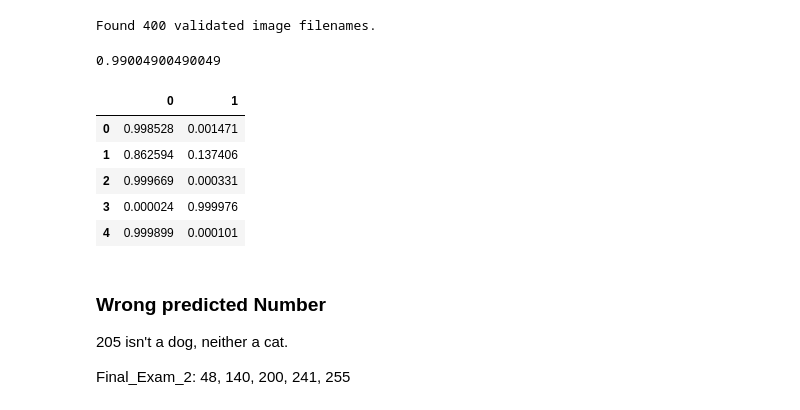
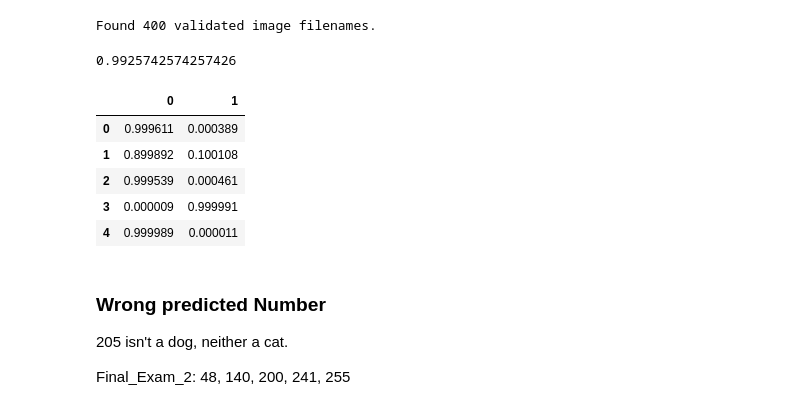
Before and after one commit to YRC0612/2nd_ML100days_Final_Exam, a Jupyter notebook: Final_Exam_Inception_v3.ipynb, the cells around one changed output. Drawn from its saved outputs; the diff is of its cells as text; code cells hidden in the pictures.

```diff
--- a/Final_Exam_Inception_v3.ipynb
+++ b/Final_Exam_Inception_v3.ipynb
@@ -105,7 +105,7 @@ IMAGE_CHANNELS=3
 
 batch_size = 8     # 64 會 OOM
 num_classes = 2 # 類別的數量，cat & dog 共有 2 個類別
-epochs = 30 # 訓練的 epochs 數量
+epochs = 150 # 訓練的 epochs 數量
 # %%
 train_datagen = ImageDataGenerator(
     rotation_range=40,             # 20190816_1_Modify_from_40_to_70
@@ -155,26 +155,31 @@ validation_generator = validation_datagen.flow_from_dataframe(
 Found 800 validated image filenames belonging to 2 classes.
 # %%
 # 20190813_3_Add_callbacks ==>
-earlystop = EarlyStopping(monitor='val_acc',
+"""
+earlystop = EarlyStopping(# 20190816_4_From_val_acc_to_val_loss monitor='val_acc',
+                          monitor='val_acc',    # 20190816_4_From_val_acc_to_val_loss
                           min_delta=0,
-                          patience=10,
+                          patience=40,
                           verbose=1,
                           mode='auto',
                           baseline=None,
                           restore_best_weights=True)   # 20190813_From_False_to_True
+"""
 # 20190813_3_Add_callbacks <==
 
 # 20190813_3_Add_callbacks ==>
-reduced_lr = ReduceLROnPlateau(monitor='val_acc',
-                               factor=0.2,
-                               patience=3,
+reduced_lr = ReduceLROnPlateau(# 20190816_4_From_val_acc_to_val_loss monitor='val_acc',
+                               monitor='val_acc',    # 20190816_4_From_val_acc_to_val_loss
+                               factor=0.5,
+                               patience=5,
                                verbose=1,
                                mode='auto',
                                min_delta=0.0001,
                                cooldown=0,
                                min_lr=1e-12)
 
-callbacks = [earlystop, reduced_lr]
+#callbacks = [earlystop, reduced_lr]
+callbacks = [reduced_lr]
 # 20190813_3_Add_callbacks <==
 # %%
 # 20190814_2_Add_InceptionV3  ==>
@@ -213,7 +218,7 @@ model.summary()
 
 model.compile(loss='categorical_crossentropy',
 # 20190816_4_Adam_variable              optimizer=Adam(lr=1e-5, amsgrad=True),  # 20190815_1_add_amsgrad
-              optimizer=Adam(lr=1e-5, beta_1=0.9, beta_2=0.999, epsilon=1e-9, decay=0.0, amsgrad=True),   # 20190816_4_Adam_variable
+              optimizer=Adam(lr=1e-5, beta_1=0.9, beta_2=0.999, epsilon=None, decay=0, amsgrad=True),   # 20190816_4_Adam_variable
               metrics=['accuracy'])
 
 history = model.fit_generator(train_generator,
@@ -293,7 +298,7 @@ auc = roc_auc_score(y_test_df['Predicted'], test_df['label'])
 
 auc
 # %% [output]
-0.99004900490049
+0.9925742574257426
 # %%
 """
 
@@ -311,23 +316,23 @@ output.to_csv('Final_Exam_17.csv', header=["Predicted"], index_label='ID')
 # %%
 """
 
 !!!!!!!!!!!!!!!!!!!!!!!!!!!!!!!!!!!!!!!!!!!!
 PLEASE MODIFY BELOW FILENAME EVERYTIME BUILD
 !!!!!!!!!!!!!!!!!!!!!!!!!!!!!!!!!!!!!!!!!!!!
 
 """
 
 predproba_df = pd.DataFrame(predict)
-predproba_df.to_csv('Predicted_proba_Inception_6.csv')
+predproba_df.to_csv('Predicted_proba_Inception_7.csv')
 
 predproba_df.head(5)
 # %% [output]
 |  | 0 | 1 |
-| 0 | 0.998528 | 0.001471 |
-| 1 | 0.862594 | 0.137406 |
-| 2 | 0.999669 | 0.000331 |
-| 3 | 0.000024 | 0.999976 |
-| 4 | 0.999899 | 0.000101 |
+| 0 | 0.999611 | 0.000389 |
+| 1 | 0.899892 | 0.100108 |
+| 2 | 0.999539 | 0.000461 |
+| 3 | 0.000009 | 0.999991 |
+| 4 | 0.999989 | 0.000011 |
 # %% [markdown]
 ### Wrong predicted Number
 
```
Also changed, not shown: parts of 4 cells of this notebook.
